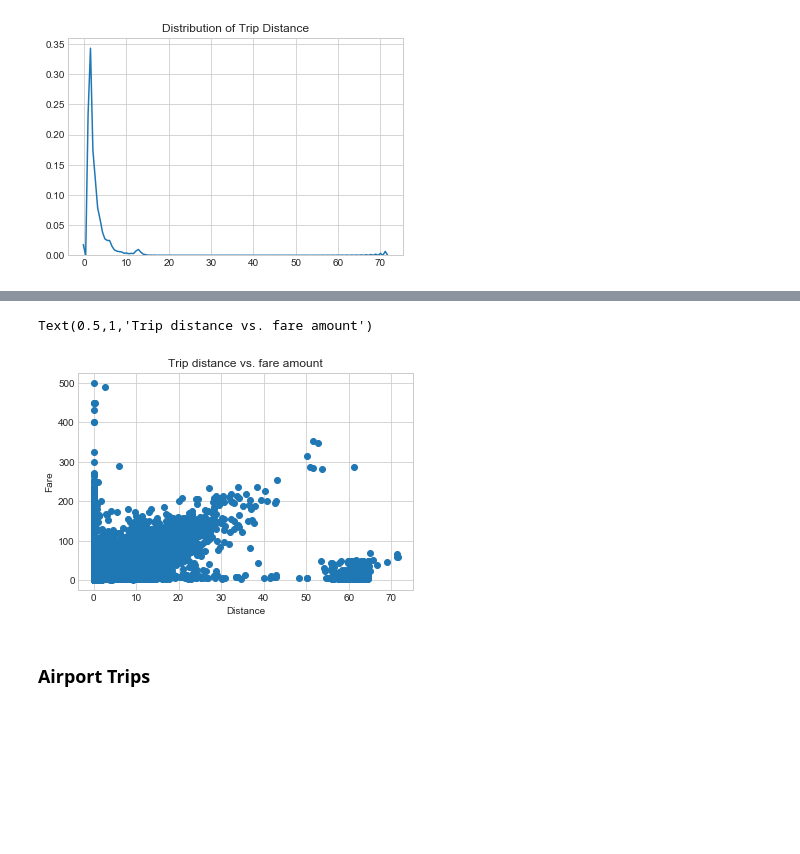
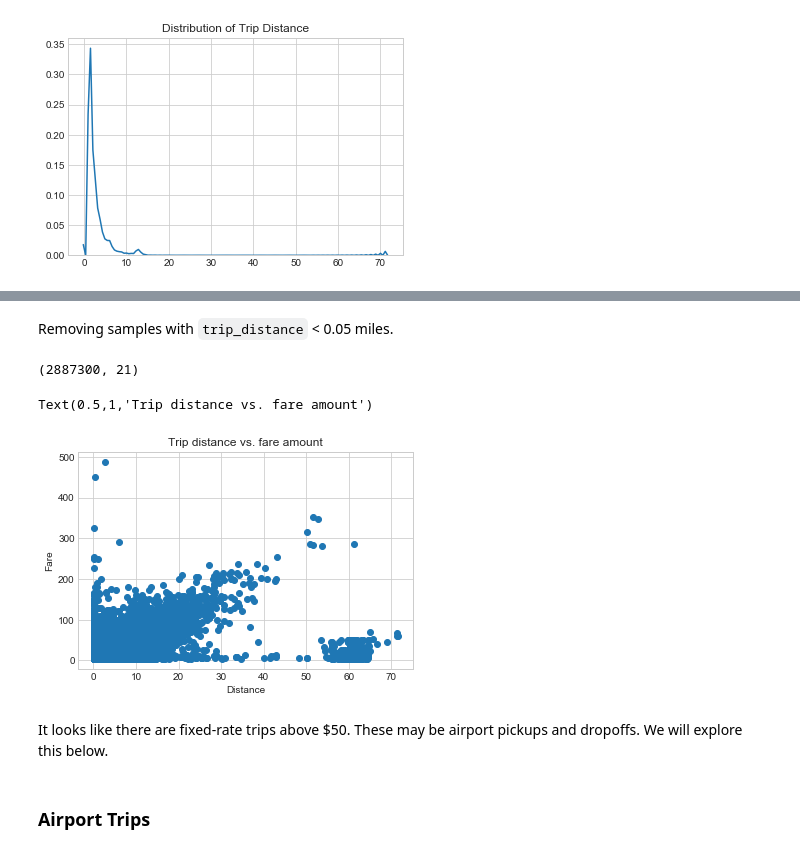
Before and after one commit to nikolaskaris/mlnd_capstone_taxi, a Jupyter notebook: nyc_taxi.ipynb, the cells around one changed output, grey strips where cells are left out. Drawn from its saved outputs; the diff is of its cells as text; code cells hidden in the pictures; blank space fills up the shorter version.

Commit message:
ready for model build

````diff
--- a/nyc_taxi.ipynb
+++ b/nyc_taxi.ipynb
@@ -137,7 +311,7 @@ df_train.shape
 # %% [markdown]
 Since the ```fare_amount``` data is skewed, let us take the log transformation of the fare amount and plot the new distribution.
 # %%
-df_train['log_fare_amount'] = np.log(df_train['fare_amount'])
+df_train['log_fare_amount'] = np.log(df_train.fare_amount)
 # %%
 plt.figure(figsize=(9,5))
 sns.kdeplot(df_train['log_fare_amount'].values).set_title("Distribution of fare amount (log scale)");
@@ -237,4 +372,4 @@ def boundary_box(df, BB):
 # %%
-train_nyc = df_train[boundary_box(df_train, nyc_rides)]
-train_nyc.shape
+train = df_train[boundary_box(df_train, nyc_rides)]
+train.shape
 # %% [output]
@@ -314,0 +393,3 @@ Text(0.5,1,'Distribution of Trip Distance')
+# %%
+# Log transform trip distance to improve distribution for modeling.
+train['log_trip_distance'] = np.log(train.trip_distance)
@@ -328,12 +429,21 @@ Text(0.5,1,'Distribution of Trip Distance')
+# %% [markdown]
+Removing samples with ```trip_distance``` < 0.05 miles.
+# %%
+train = train[train.trip_distance > 0.05]
+train.shape
+# %% [output]
+(2887300, 21)
 # %%
 # Plot distances and fares
 
-plt.scatter(x=train_nyc['trip_distance'], y=train_nyc['fare_amount'])
+plt.scatter(x=train['trip_distance'], y=train['fare_amount'])
 plt.xlabel("Distance")
 plt.ylabel("Fare")
 plt.title("Trip distance vs. fare amount")
 # %% [output]
 Text(0.5,1,'Trip distance vs. fare amount')
-[figure, old version]
+[figure, new version]
+# %% [markdown]
+It looks like there are fixed-rate trips above $50. These may be airport pickups and dropoffs. We will explore this below.
 # %% [markdown]
 ### Airport Trips ###
````
Also changed, not shown: parts of 105 cells of this notebook, 2 other files.
